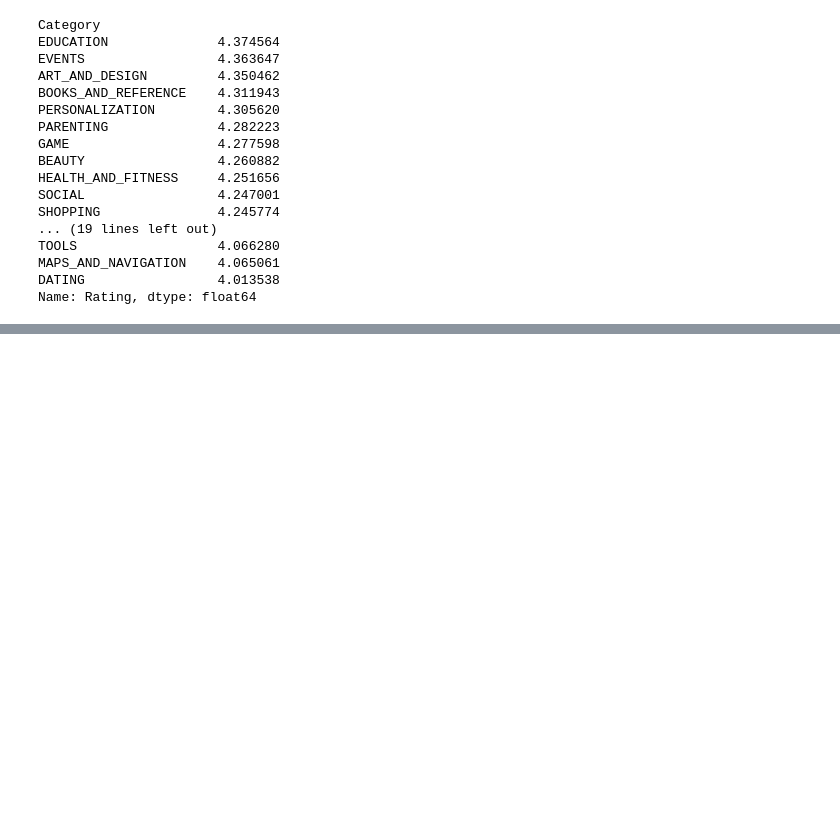
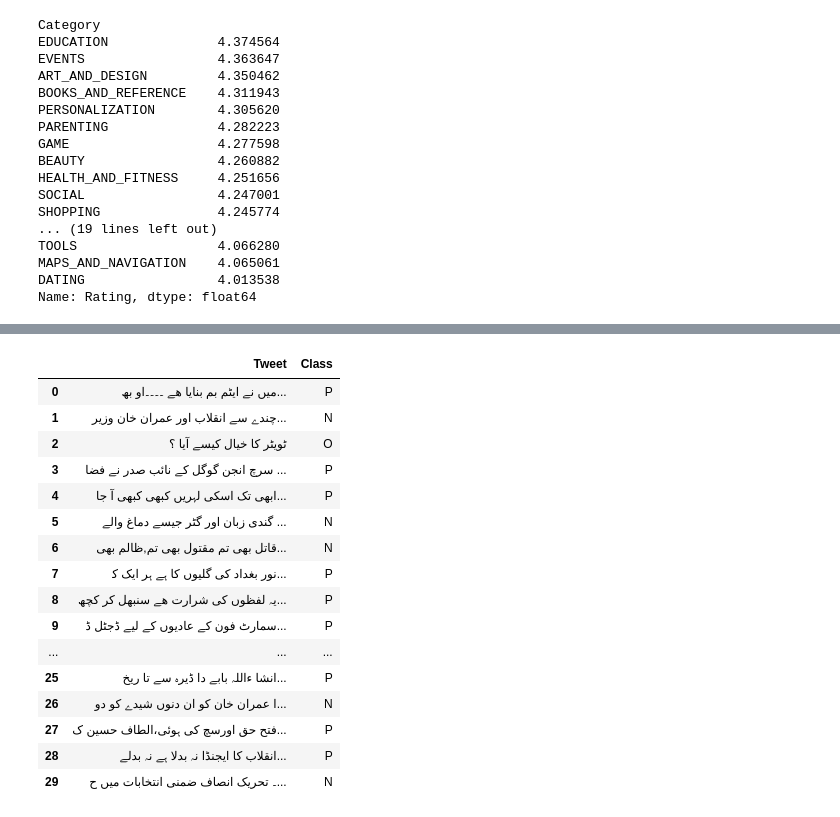
Before and after one commit to joharkhan99/Data-Science-Internship, a Jupyter notebook: Week2/Day2/Regression_and_Sentiment_Analysis.ipynb, the cells around one changed output, grey strips where cells are left out. Saved outputs shown, nothing was run; the diff lists cells and outputs as text; code cells hidden in the pictures; blank space fills up the shorter version.

```diff
--- a/Week2/Day2/Regression_and_Sentiment_Analysis.ipynb
+++ b/Week2/Day2/Regression_and_Sentiment_Analysis.ipynb
@@ -324,0 +390,22 @@ Name: Rating, dtype: float64
+# %%
+urdu_dataframe = pd.read_table("urdu-sentiment-corpus-v1.tsv")
+
+urdu_dataframe.head(30)
+# %% [output]
+|  | Tweet | Class |
+| 0 | میں نے ایٹم بم بنایا ھے ۔۔۔۔او بھ... | P |
+| 1 | چندے سے انقلاب اور عمران خان وزیر... | N |
+| 2 | ٹویٹر کا خیال کیسے آیا ؟ | O |
+| 3 | سرچ انجن گوگل کے نائب صدر نے فضا ... | P |
+| 4 | ابھی تک اسکی لہریں کبھی کبھی آ جا... | P |
+| 5 | گندی زبان اور گٹر جیسے دماغ والے ... | N |
+| 6 | قاتل بھی تم مقتول بھی تم,ظالم بھی... | N |
+| 7 | ﻧﻮﺭ ﺑﻐﺪﺍﺩ ﮐﯽ ﮔﻠﯿﻮﮞ ﮐﺎ ﮨﮯ ﮨﺮ ﺍﯾﮏ ﮐ... | P |
+| 8 | یہ لفظوں كى شرارت ھے سنبهل کر کچھ... | P |
+| 9 | سمارٹ فون کے عادیوں کے لیے ڈجٹل ڈ... | P |
+| ... | ... | ... |
+| 25 | انشا ءاللہ بابے دا ڈیرہ سے تا ریخ... | P |
+| 26 | ا عمران خان کو ان دنوں شیدے کو دو... | N |
+| 27 | فتح حق اورسچ کی ہوئی،الطاف حسین ک... | P |
+| 28 | ﺍﻧﻘﻼﺏ ﮐﺎ ﺍﯾﺠﻨﮉﺍ ﻧﮧ ﺑﺪﻻ ﮨﮯ ﻧﮧ ﺑﺪﻟﮯ... | P |
+| 29 | ۔ تحریک انصاف ضمنی انتخابات میں ح... | N |
```
Also changed, not shown: parts of 4 cells of this notebook.
